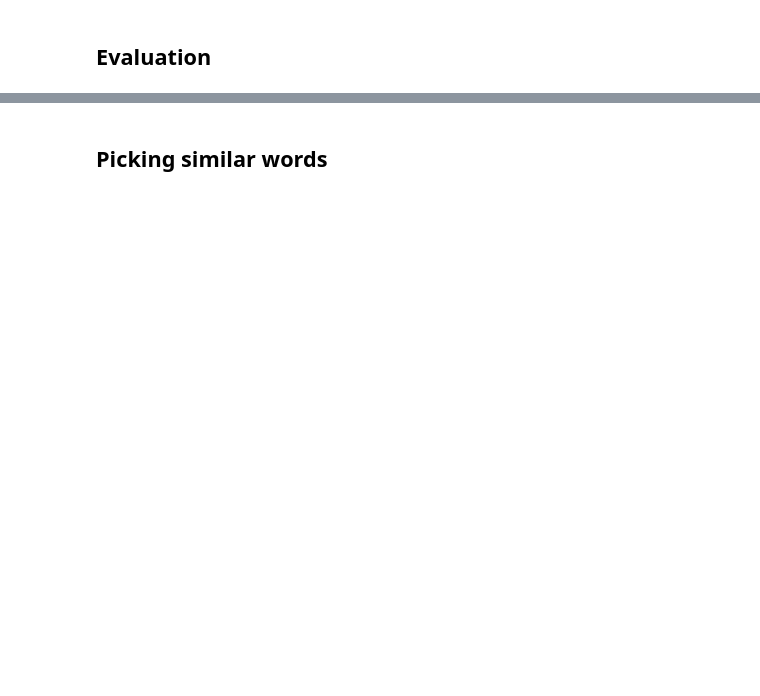
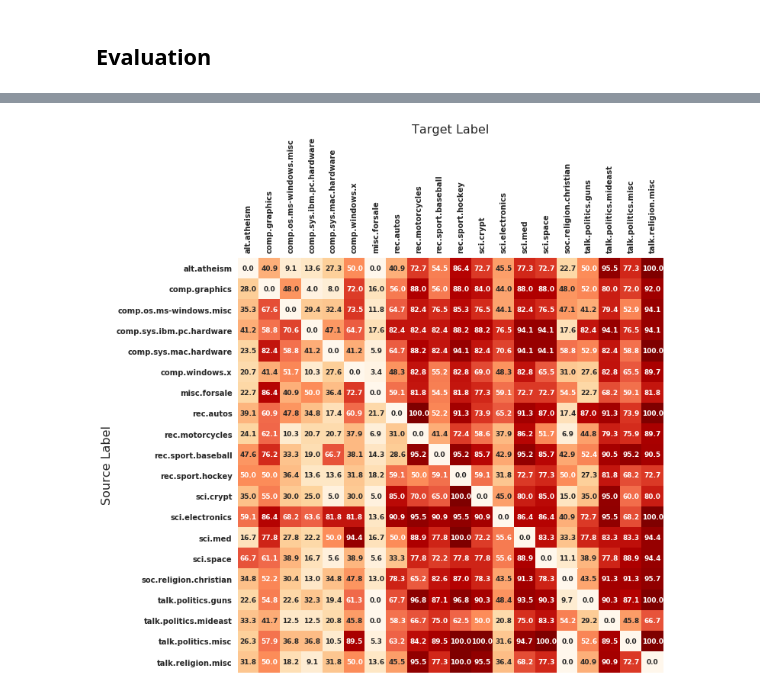
Before and after one commit to malzantot/cs269_fooling_nlp, a Jupyter notebook: FoolingNLP-TargetedGreedy.ipynb, the cells around one changed output, grey strips where cells are left out. Drawn from its saved outputs; the diff is of its cells as text; code cells hidden in the pictures; blank space fills up the shorter version.

```diff
--- a/FoolingNLP-TargetedGreedy.ipynb
+++ b/FoolingNLP-TargetedGreedy.ipynb
@@ -157,13 +215,22 @@ files_, topics = zip(*random_files)
 # %%
-greedy_attack = attacks.GreedyAttack(model, topics_words, topics_words_probs, temp=0.15)
+greedy_attack1 = attacks.GreedyAttack(model, topics_words, topics_words_probs, embeddings_index, inverse_tokenizer,
+                                     temp=1.0)
+greedy_attack2 = attacks.GreedyAttack(model, topics_words, topics_words_probs, embeddings_index, inverse_tokenizer,
+                                     temp=1.0)
 # %%
 failed_cnt = 0
 success_cnt = 0
+failed_cnt2 = 0
+success_cnt2 = 0
 cnt_all = 0
 dist_list = []
+dist_list2 = []
+
 attack_list = []
 class_cnt = [0 for _ in range(len(labels))]
 attack_matrix = np.zeros((len(labels), len(labels)))
+attack_matrix2 = np.zeros((len(labels), len(labels)))
+
 for idx in range(len(files_)):
     f_name = files_[idx]
     f_label = topics[idx]
@@ -180,7 +247,8 @@ for idx in range(len(files_)):
     cnt_all += 1
 
     for t_label in other_labels:
-        x_adv,_,_ = greedy_attack.attack(x_orig, t_label)
+        x_adv,_,_ = greedy_attack1.attack(x_orig, t_label)
+        x_adv2, _, _ = greedy_attack2.attack(x_orig, t_label, use_embedding=True)
         if x_adv is None:
             failed_cnt += 1
         else:
@@ -190,6 +258,13 @@ for idx in range(len(files_)):
             attack_matrix[orig_pred, adv_pred] += 1
             dist_list.append(np.count_nonzero(x_adv != x_orig) / np.count_nonzero(x_orig))
 
+        if x_adv2 is None:
+            failed_cnt2 += 1
+        else:
+            adv_pred2 = np.argmax(model.predict(x_adv2))
+            assert(adv_pred2 == t_label)
+            dist_list2.append(np.count_nonzero(x_adv2 != x_orig) / np.count_nonzero(x_orig))
+
 
     if idx % 50 == 0:
         print(idx)
@@ -221,20 +305,21 @@ attack_matrix
 # %%
 #sns.palplot(sns.color_palette("RdBu_r", 7)) Label
-font = {'family' : 'normal',
-        'weight' : 'bold',
-        'size'   : 12}
+font = {#'family' : 'normal',
+        #'weight' : 'bold',
+        'size'   : 9}
 
 matplotlib.rc('font', **font)
 fig, ax = plt.subplots(figsize=((10,10)))
-sns.heatmap(attack_p, annot=True, fmt="0.1f",
+attack_perc = 100 * attack_p
+sns.heatmap(attack_perc, annot=True, fmt="0.1f",
             yticklabels=labels, xticklabels=labels, cbar=False, cmap="OrRd"
 
            )
 plt.xlabel('Target Label', fontsize=16)
 plt.ylabel('Source Label', fontsize=16)
 ax.xaxis.set_label_position('top')
 ax.xaxis.set_ticks_position('top')
 plt.xticks(rotation=90)
 plt.savefig('greedy_heatmap.png')
+# %% [output]
+[figure, added]
-# %% [markdown]
-## Picking similar words
```
Also changed, not shown: parts of 39 cells of this notebook.
